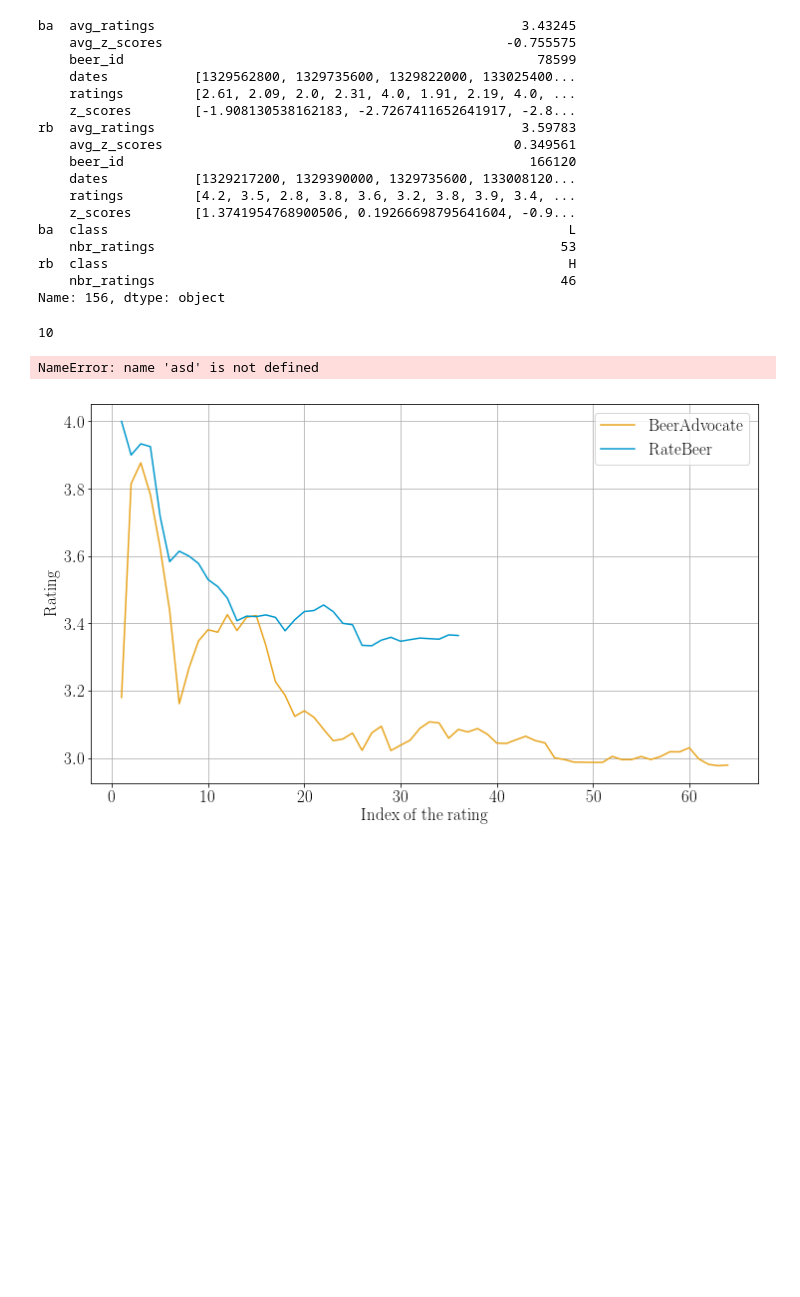
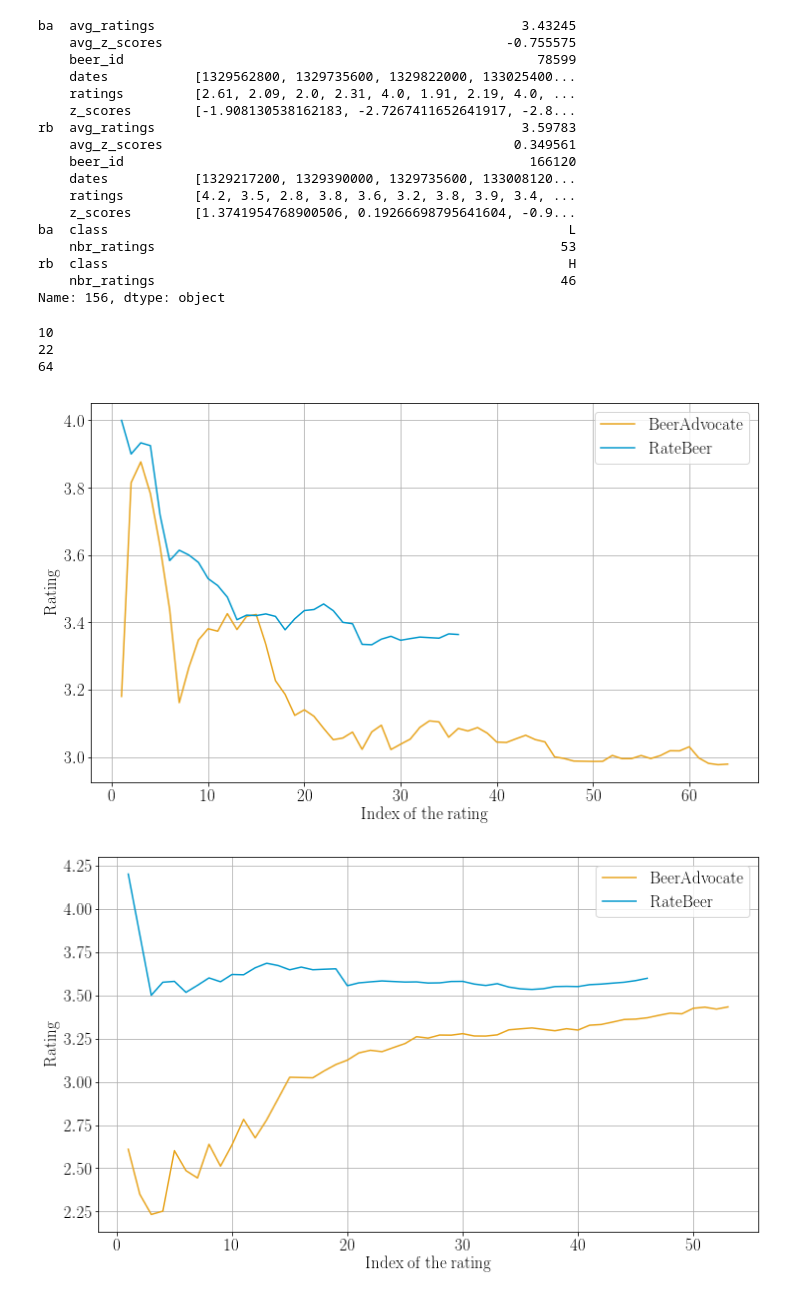
Before and after one commit to epfl-dlab/when_sheep_shop, a Jupyter notebook: code/notebooks/4-herding/2-find_good_example.ipynb, the cells around one changed output. Drawn from its saved outputs; the diff is of its cells as text; code cells hidden in the pictures; blank space fills up the shorter version.

Commit message:
[UPD] Show 3 examples now

```diff
--- a/code/notebooks/4-herding/2-find_good_example.ipynb
+++ b/code/notebooks/4-herding/2-find_good_example.ipynb
@@ -128,29 +128,30 @@ Name: 156, dtype: object
 # %%
 for pos in [10, 22, 64]:
 
     row = subdf.loc[idx[pos]]
 
     print(pos)
 
     plt.figure(figsize=(12,7))
     plt.rc('font', family='serif')
     plt.rc('font', size=17)
 
     for key in ['ba', 'rb']:
 
         rats = row[key]['ratings']
 
         rmean = np.cumsum(rats)/np.array(range(1, len(rats)+1))
 
         plt.plot(list(range(1, len(rmean)+1)), rmean, color=colors[key], label=labels[key])
 
     plt.ylabel('Rating')
     plt.xlabel('Index of the rating')
     plt.legend()
     plt.grid()
-    plt.savefig(save_folder + 'timeseries_ratings_example.pdf', bbox_inches='tight')
-    asd
+    #plt.savefig(save_folder + 'timeseries_ratings_example.pdf', bbox_inches='tight')
 # %% [output]
 10
+22
+64
-NameError: name 'asd' is not defined
 [figure]
+[figure, added]
```
Also changed, not shown: parts of 2 cells of this notebook, 3 other files.
